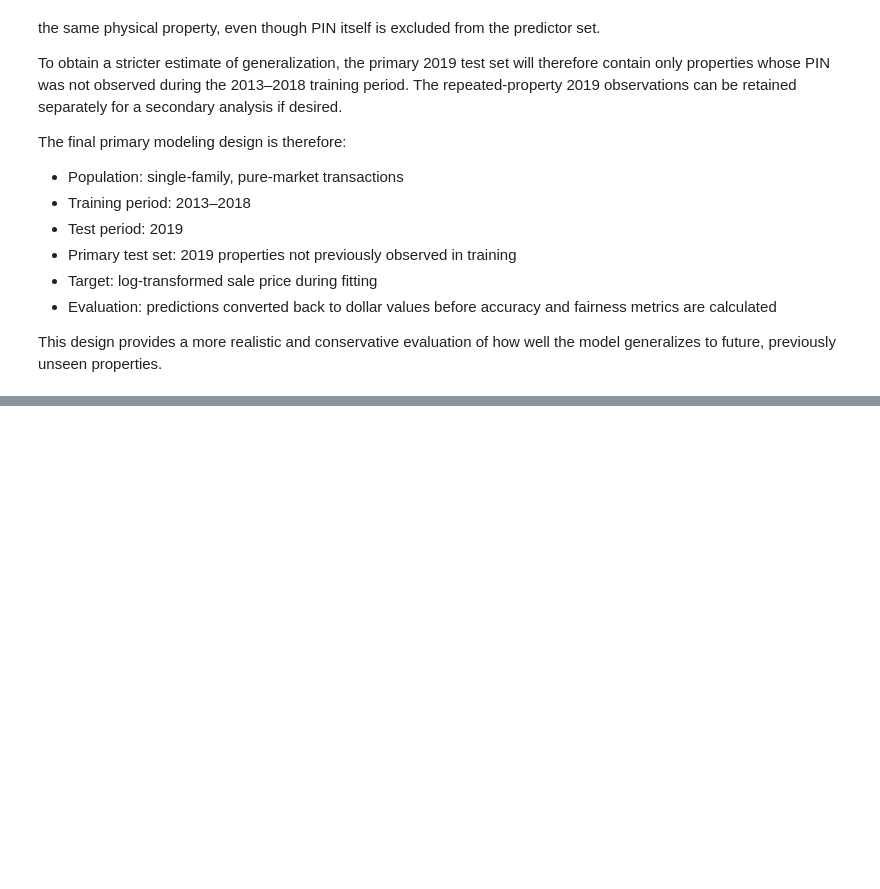
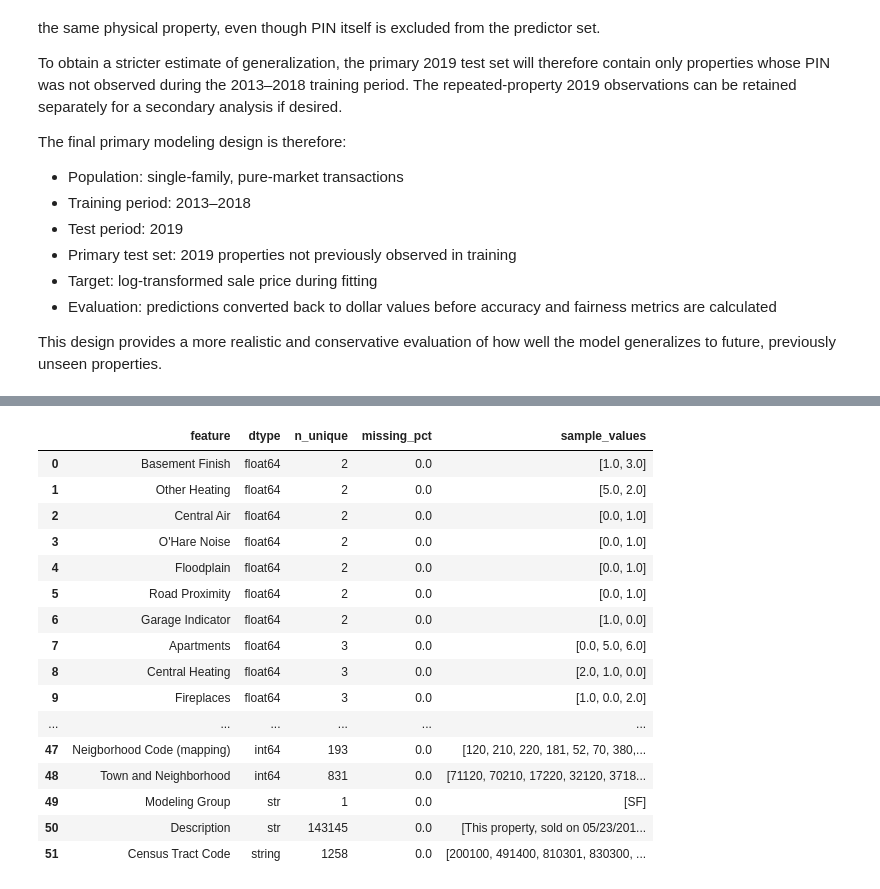
Before and after one commit to KevTJ/kj-project-portfolio, a Jupyter notebook: Projects/fair-housing-price-prediction/01_problem_data_and_fairness_framework.ipynb.ipynb, the cells around one changed output, grey strips where cells are left out. Saved outputs shown, nothing was run; the diff lists cells and outputs as text; code cells hidden in the pictures; blank space fills up the shorter version.

```diff
--- a/Projects/fair-housing-price-prediction/01_problem_data_and_fairness_framework.ipynb.ipynb
+++ b/Projects/fair-housing-price-prediction/01_problem_data_and_fairness_framework.ipynb.ipynb
@@ -1992,0 +2061,22 @@ dollars before model accuracy and fairness are evaluated.
+# %%
+excluded_cols = (
+    [target_col]
+    + fairness_only_cols
+    + identifier_cols
+    + post_sale_or_filter_cols
+    + assessment_cols
+    + low_quality_cols
+)
+
+excluded_cols = list(dict.fromkeys(excluded_cols))
+
+candidate_features = [
+    col for col in train_data.columns
+    if col not in excluded_cols
+]
+
+print("Number of candidate predictors:", len(candidate_features))
+
+print("\nCandidate predictors:")
+for col in candidate_features:
+    print(col)
@@ -1992,0 +2101,37 @@ dollars before model accuracy and fairness are evaluated.
+# %%
+feature_review = []
+
+for col in candidate_features:
+    s = train_data[col]
+
+    feature_review.append({
+        "feature": col,
+        "dtype": str(s.dtype),
+        "n_unique": s.nunique(dropna=True),
+        "missing_pct": round(s.isna().mean() * 100, 3),
+        "sample_values": list(s.dropna().unique()[:8])
+    })
+
+feature_review = pd.DataFrame(feature_review)
+
+feature_review.sort_values(
+    ["dtype", "n_unique"]
+).reset_index(drop=True)
+# %% [output]
+|  | feature | dtype | n_unique | missing_pct | sample_values |
+| 0 | Basement Finish | float64 | 2 | 0.0 | [1.0, 3.0] |
+| 1 | Other Heating | float64 | 2 | 0.0 | [5.0, 2.0] |
+| 2 | Central Air | float64 | 2 | 0.0 | [0.0, 1.0] |
+| 3 | O'Hare Noise | float64 | 2 | 0.0 | [0.0, 1.0] |
+| 4 | Floodplain | float64 | 2 | 0.0 | [0.0, 1.0] |
+| 5 | Road Proximity | float64 | 2 | 0.0 | [0.0, 1.0] |
+| 6 | Garage Indicator | float64 | 2 | 0.0 | [1.0, 0.0] |
+| 7 | Apartments | float64 | 3 | 0.0 | [0.0, 5.0, 6.0] |
+| 8 | Central Heating | float64 | 3 | 0.0 | [2.0, 1.0, 0.0] |
+| 9 | Fireplaces | float64 | 3 | 0.0 | [1.0, 0.0, 2.0] |
+| ... | ... | ... | ... | ... | ... |
+| 47 | Neigborhood Code (mapping) | int64 | 193 | 0.0 | [120, 210, 220, 181, 52, 70, 380,... |
+| 48 | Town and Neighborhood | int64 | 831 | 0.0 | [71120, 70210, 17220, 32120, 3718... |
+| 49 | Modeling Group | str | 1 | 0.0 | [SF] |
+| 50 | Description | str | 143145 | 0.0 | [This property, sold on 05/23/201... |
+| 51 | Census Tract Code | string | 1258 | 0.0 | [200100, 491400, 810301, 830300, ... |
```
Also changed, not shown: parts of 23 cells of this notebook.
